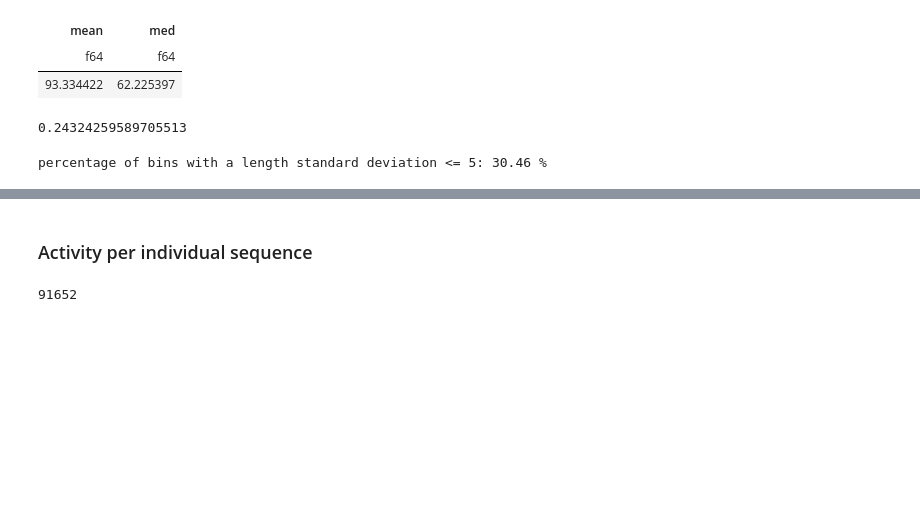
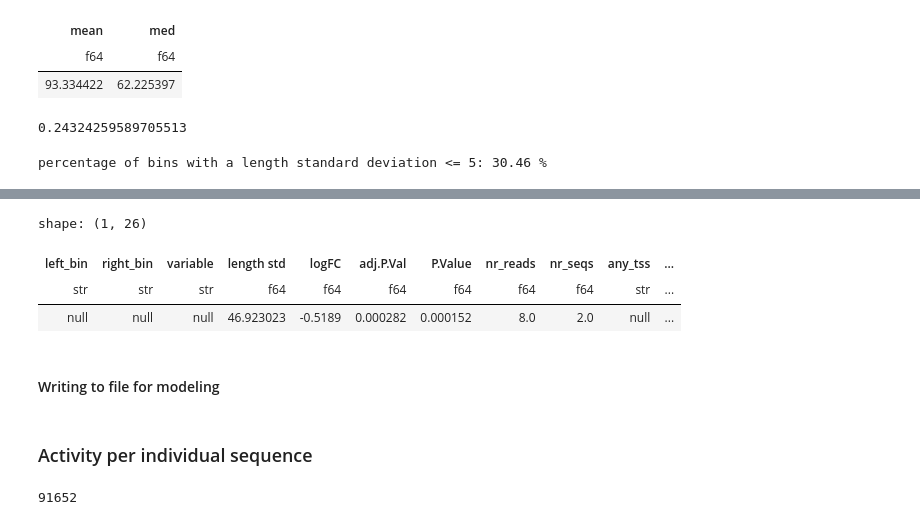
Before and after one commit to kircherlab/CMPRA_figures, a Jupyter notebook: revisions.ipynb, the cells around one changed output, grey strips where cells are left out. Saved outputs shown, nothing was run; the diff lists cells and outputs as text; code cells hidden in the pictures; blank space fills up the shorter version.

```diff
--- a/revisions.ipynb
+++ b/revisions.ipynb
@@ -537,3 +538,12 @@ shape: (4, 10)
 | "chr18-57621943-57622148--" | "chr18-57624725-57624896-." | "m84066_240516_024507_s2/84347061... | "chr18" | 57621946 | 57622153 | 57624536 | 57624902 | 208 | 367 |
 | "chr18-57621943-57622148--" | "chr18-57624725-57624896-." | "m84066_240623_102831_s3/90574977... | "chr18" | 57621943 | 57622152 | 57624534 | 57624899 | 210 | 366 |
 | "chr18-57621943-57622148--" | "chr18-57624725-57624896-." | "m84066_240623_122801_s1/54137738... | "chr18" | 57621943 | 57622329 | 57624743 | 57624898 | 387 | 156 |
+# %%
+bin_with_coords_stds.join(mpra, on=["left_bin", "right_bin"]).filter(pl.col("effect") != "no effect").median()
+# %% [output]
+shape: (1, 26)
+| left_bin | right_bin | variable | length std | logFC | adj.P.Val | P.Value | nr_reads | nr_seqs | any_tss | ... |
+| str | str | str | f64 | f64 | f64 | f64 | f64 | f64 | str | ... |
+| null | null | null | 46.923023 | -0.5189 | 0.000282 | 0.000152 | 8.0 | 2.0 | null | ... |
+# %% [markdown]
+#### Writing to file for modeling
```
Also changed, not shown: parts of 17 cells of this notebook, 3 other files.
